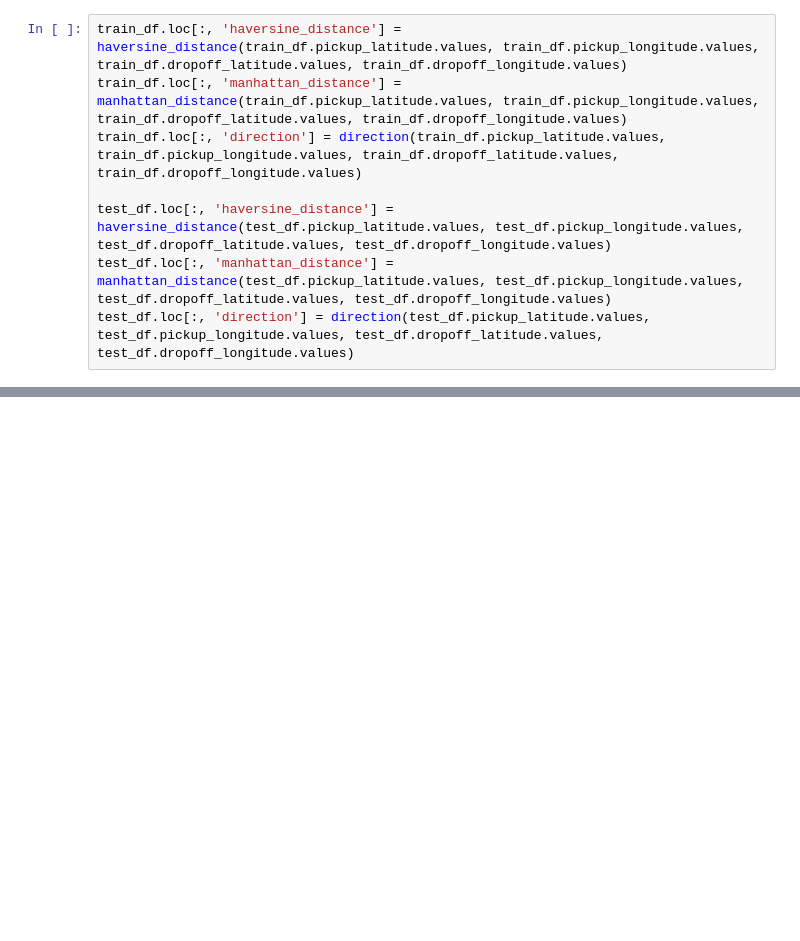
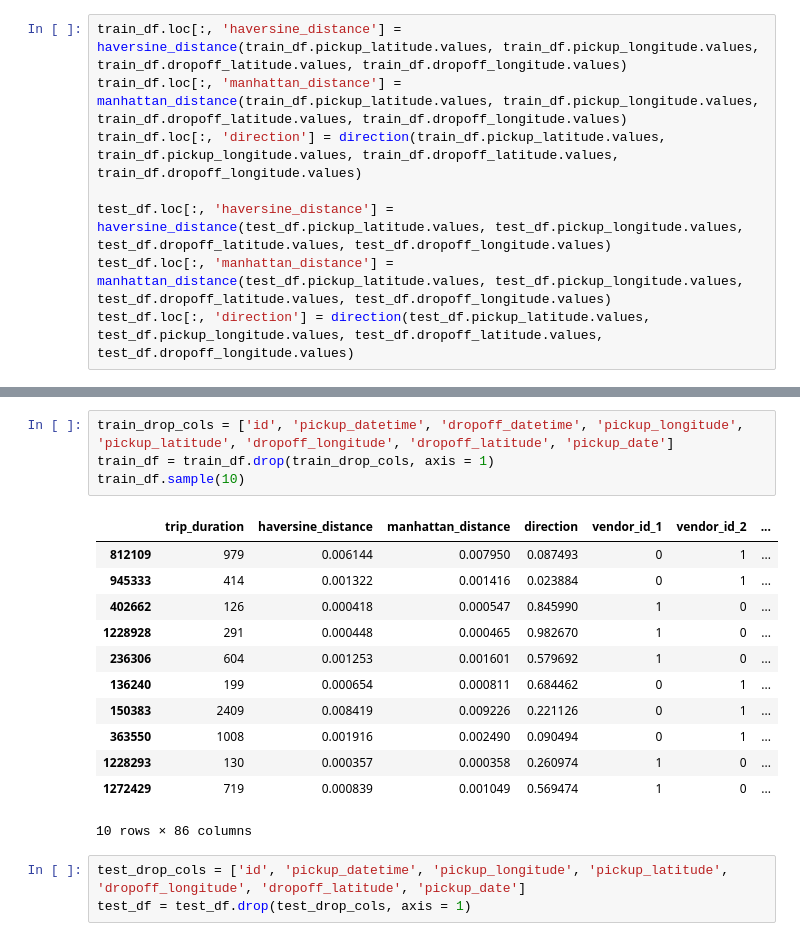
Before and after one commit to ahmedsherif304/Taxi-Trip-Duration-Kaggle-Competition, a Jupyter notebook: src/nyc.ipynb, the cells around one changed output, grey strips where cells are left out. Drawn from its saved outputs; the diff is of its cells as text; blank space fills up the shorter version.

```diff
--- a/src/nyc.ipynb
+++ b/src/nyc.ipynb
@@ -185,0 +212,20 @@ test_df[numerical_cols] = scaler.transform(test_df[numerical_cols])
+# %%
+train_drop_cols = ['id', 'pickup_datetime', 'dropoff_datetime', 'pickup_longitude', 'pickup_latitude', 'dropoff_longitude', 'dropoff_latitude', 'pickup_date']
+train_df = train_df.drop(train_drop_cols, axis = 1)
+train_df.sample(10)
+# %% [output]
+|  | trip_duration | haversine_distance | manhattan_distance | direction | vendor_id_1 | vendor_id_2 | ... |
+| 812109 | 979 | 0.006144 | 0.007950 | 0.087493 | 0 | 1 | ... |
+| 945333 | 414 | 0.001322 | 0.001416 | 0.023884 | 0 | 1 | ... |
+| 402662 | 126 | 0.000418 | 0.000547 | 0.845990 | 1 | 0 | ... |
+| 1228928 | 291 | 0.000448 | 0.000465 | 0.982670 | 1 | 0 | ... |
+| 236306 | 604 | 0.001253 | 0.001601 | 0.579692 | 1 | 0 | ... |
+| 136240 | 199 | 0.000654 | 0.000811 | 0.684462 | 0 | 1 | ... |
+| 150383 | 2409 | 0.008419 | 0.009226 | 0.221126 | 0 | 1 | ... |
+| 363550 | 1008 | 0.001916 | 0.002490 | 0.090494 | 0 | 1 | ... |
+| 1228293 | 130 | 0.000357 | 0.000358 | 0.260974 | 1 | 0 | ... |
+| 1272429 | 719 | 0.000839 | 0.001049 | 0.569474 | 1 | 0 | ... |
+10 rows × 86 columns
+# %%
+test_drop_cols = ['id', 'pickup_datetime', 'pickup_longitude', 'pickup_latitude', 'dropoff_longitude', 'dropoff_latitude', 'pickup_date']
+test_df = test_df.drop(test_drop_cols, axis = 1)
```
Also changed, not shown: parts of 13 cells of this notebook.
